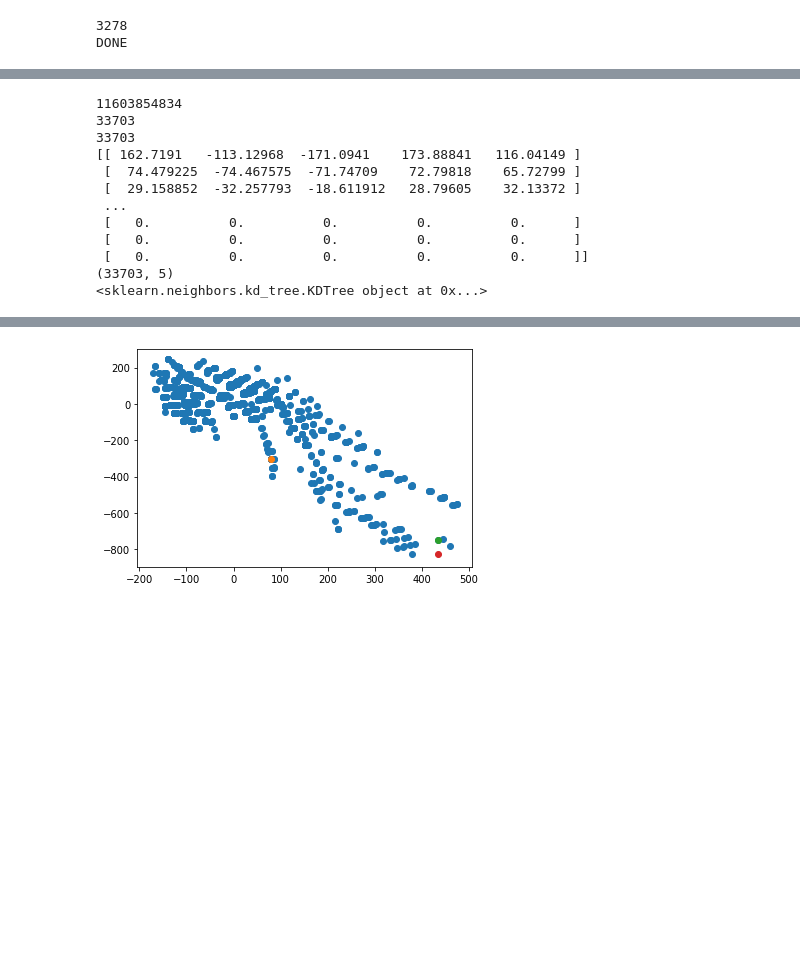
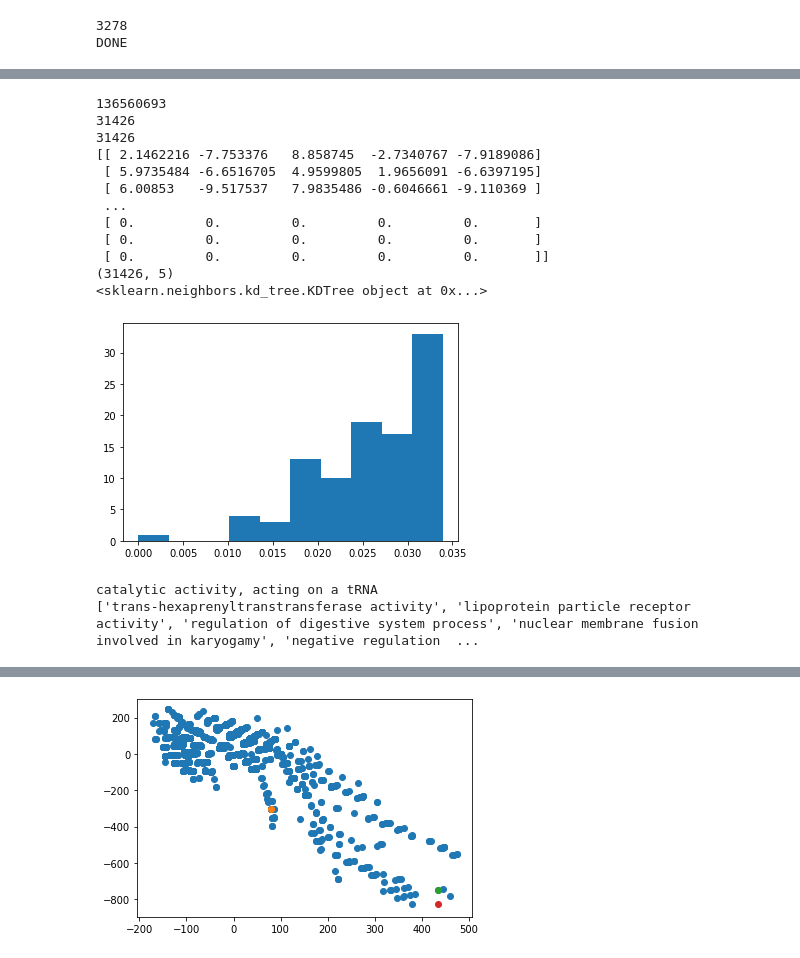
Before and after one commit to DessimozLab/HogProf, a Jupyter notebook: pyprofiler/notebooks/cafa/profile2GO.ipynb, the cells around one changed output, grey strips where cells are left out. Cells and saved outputs as stored; diff of their text form; code cells hidden in the pictures; blank space fills up the shorter version.

```diff
--- a/pyprofiler/notebooks/cafa/profile2GO.ipynb
+++ b/pyprofiler/notebooks/cafa/profile2GO.ipynb
@@ -277,12 +224,6 @@ from keras.optimizers import *
 from keras.layers import *
 from keras.metrics import *
 model = print('Load the model..')
-modelfile = '../models/GO2vec12_20_2019_13_17_50_507523.h5'
+modelfile = '../models/GO2vec01_30_2020_17_03_04_069745.h5'
 model = load_model(modelfile)
-inputlayer = Input((1,) , name='target_in')
-layer = model.get_layer('embedding')
-x = layer(inputlayer)
-embedder = Model( inputs=[inputlayer] , outputs =[x]  )
-embedder.build( input_shape = (1,) )
-print(embedder.summary())
 # %% [output]
@@ -323,32 +258,46 @@ print(sum(c.values()))
 print(len(index))
 min_annot= 50
 #index = { t:index[t] for t in index if c[t] > min_annot }
-#c = { t:c[t] for t in index }
-nterms = len(index)
+c = { t:c[t] for t in index }
+#nterms = len(index)
 print(len(index))
 embedmat = embedder.predict( [np.array(list(index.values()) ) ] )
-embedmat = embedmat.reshape(nterms,-1)
+embedmat = embedmat.reshape(len(index),-1)
+
 print(embedmat)
 print(embedmat.shape)
 from sklearn.neighbors import KDTree as KD
 tree = KD( embedmat )
 print(tree)
 # %% [output]
-11603854834
-33703
-33703
-[[ 162.7191   -113.12968  -171.0941    173.88841   116.04149 ]
- [  74.479225  -74.467575  -71.74709    72.79818    65.72799 ]
- [  29.158852  -32.257793  -18.611912   28.79605    32.13372 ]
+136560693
+31426
+31426
+[[ 2.1462216 -7.753376   8.858745  -2.7340767 -7.9189086]
+ [ 5.9735484 -6.6516705  4.9599805  1.9656091 -6.6397195]
+ [ 6.00853   -9.517537   7.9835486 -0.6046661 -9.110369 ]
  ...
- [   0.          0.          0.          0.          0.      ]
- [   0.          0.          0.          0.          0.      ]
- [   0.          0.          0.          0.          0.      ]]
-(33703, 5)
+ [ 0.         0.         0.         0.         0.       ]
+ [ 0.         0.         0.         0.         0.       ]
+ [ 0.         0.         0.         0.         0.       ]]
+(31426, 5)
 <sklearn.neighbors.kd_tree.KDTree object at 0x...>
 # %%
 #use the embedder on sets of go terms
 govecs ={ r : embedder.predict( np.asarray([ index[go] for go in godict[r] if go in index ]) ) for r in godict }
+# %%
+
+dist, ind = tree.query(  embedmat[ index[go2id('GO:0000010')] ].reshape(1,-1) , k=100)
+
+plt.hist(dist.ravel())
+plt.show()
+
+print( obo[ id2GO(int(reverse_index[go2id('GO:0000010')]))].name  )
+print([ obo[ id2GO(int(reverse_index[Id]))].name for Id in list(ind[0])  if  id2GO(int(reverse_index[Id])) in obo] )
+# %% [output]
+[figure, added]
+catalytic activity, acting on a tRNA
+['trans-hexaprenyltranstransferase activity', 'lipoprotein particle receptor activity', 'regulation of digestive system process', 'nuclear membrane fusion involved in karyogamy', 'negative regulation  ...
 # %%
 print(obo['GO:0000002'].name)
 go = obo['GO:0000002']
```
Also changed, not shown: parts of 40 cells of this notebook, 1 other file.
